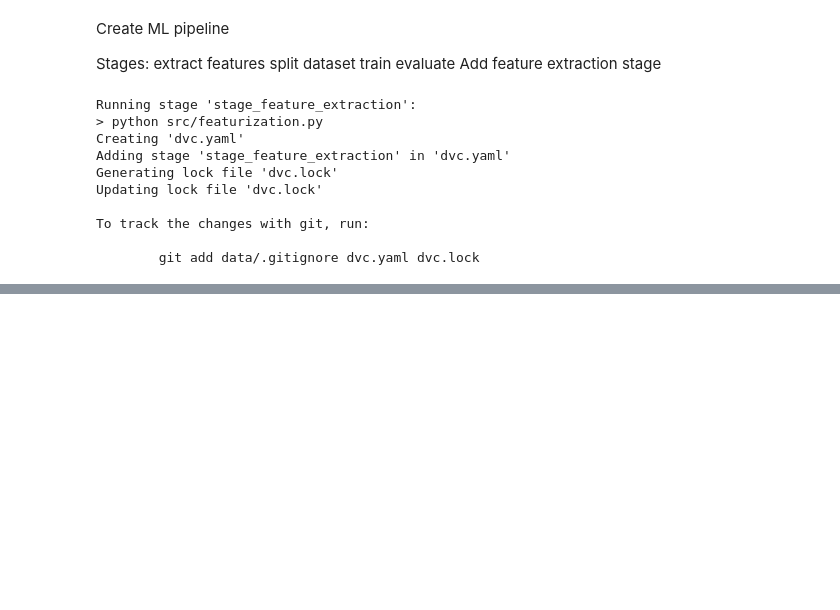
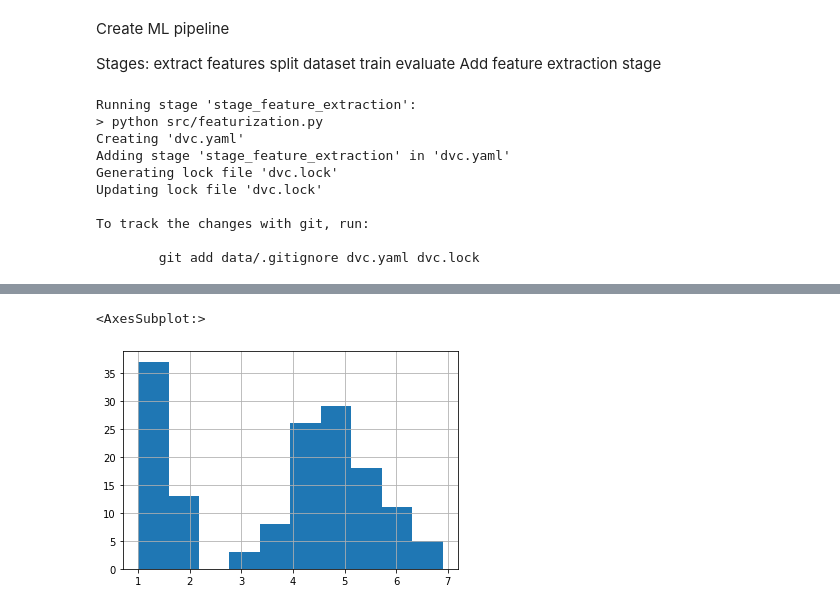
Before and after one commit to thegauravsingh/mlops105-jupyter-dvc, a Jupyter notebook: tut101.ipynb, the cells around one changed output, grey strips where cells are left out. Drawn from its saved outputs; the diff is of its cells as text; code cells hidden in the pictures; blank space fills up the shorter version.

```diff
--- a/tut101.ipynb
+++ b/tut101.ipynb
@@ -148,0 +356,5 @@ To track the changes with git, run:
+# %%
+df['petal_length'].hist()
+# %% [output]
+<AxesSubplot:>
+[figure, added]
```
Also changed, not shown: parts of 24 cells of this notebook, 3 other files.
